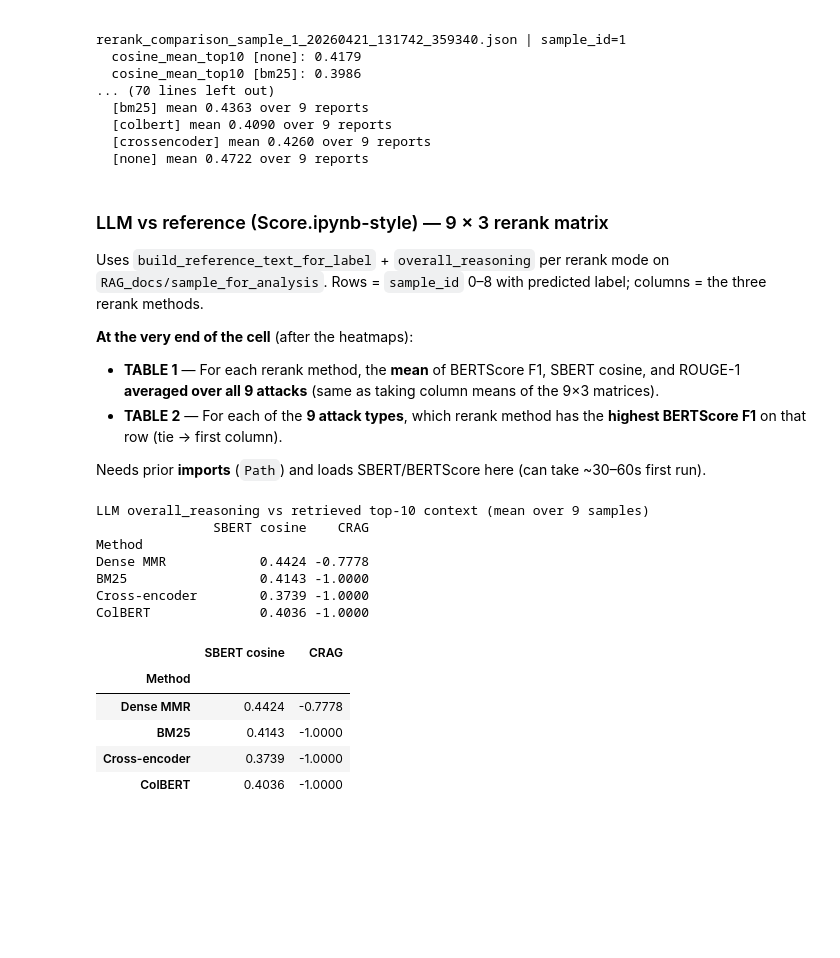
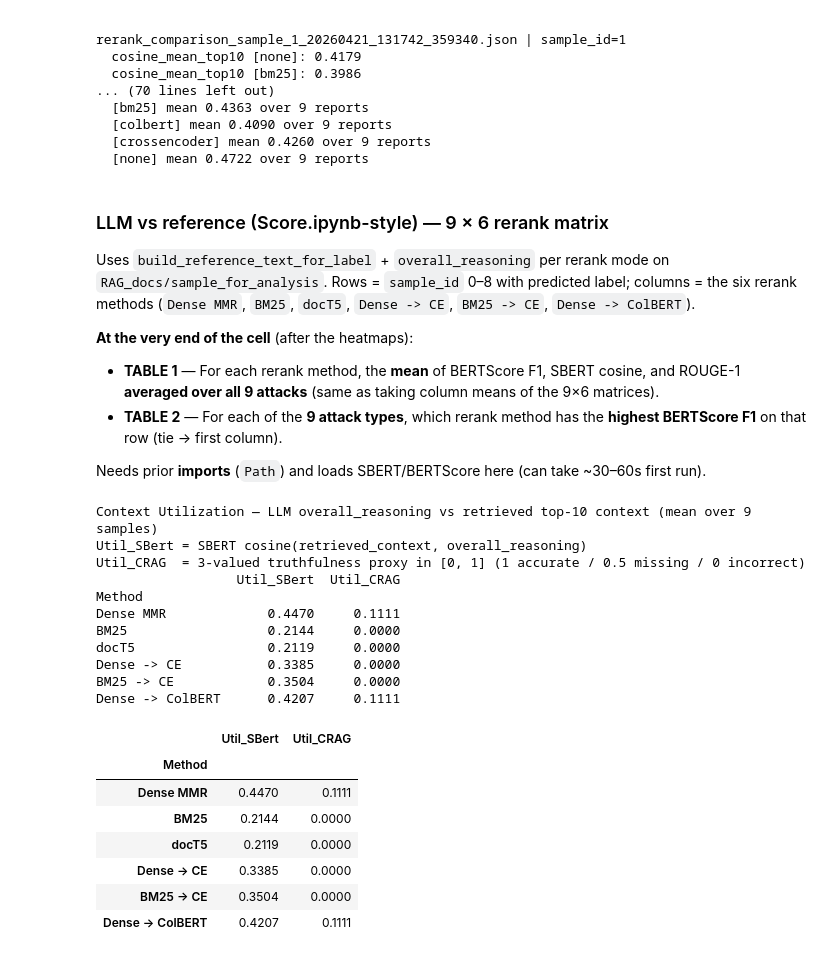
Before and after one commit to NasheetK/VFL-RAG, a Jupyter notebook: Plan.ipynb, the cells around one changed output. Saved outputs shown, nothing was run; the diff lists cells and outputs as text; code cells hidden in the pictures; blank space fills up the shorter version.

```diff
--- a/Plan.ipynb
+++ b/Plan.ipynb
@@ -1650,11 +2226,20 @@ from sklearn.metrics.pairwise import cosine_similarity
 TOP_K = 10
 _GRADE_REL_THRESHOLD = 0.25
 
-_MODE_ORDER = ("none", "bm25", "crossencoder", "colbert")
+_MODE_ORDER = (
+    "none",
+    "bm25",
+    "doct5query",
+    "crossencoder",
+    "bm25_crossencoder",
+    "colbert",
+)
 _MODE_PREFIX = {
     "none": "none",
     "bm25": "bm25",
+    "doct5query": "doct5query",
     "crossencoder": "crossencoder",
+    "bm25_crossencoder": "bm25_crossencoder",
     "colbert": "colbert",
 }
 
@@ -1988,13 +2573,13 @@ rerank_comparison_sample_1_20260421_131742_359340.json | sample_id=1
   [crossencoder] mean 0.4260 over 9 reports
   [none] mean 0.4722 over 9 reports
 # %% [markdown]
-### LLM vs reference (Score.ipynb-style) — 9 × 3 rerank matrix
+### LLM vs reference (Score.ipynb-style) — 9 × 6 rerank matrix
 
-Uses `build_reference_text_for_label` + `overall_reasoning` per rerank mode on `RAG_docs/sample_for_analysis`. Rows = `sample_id` 0–8 with predicted label; columns = the three rerank methods.
+Uses `build_reference_text_for_label` + `overall_reasoning` per rerank mode on `RAG_docs/sample_for_analysis`. Rows = `sample_id` 0–8 with predicted label; columns = the six rerank methods (`Dense MMR`, `BM25`, `docT5`, `Dense -> CE`, `BM25 -> CE`, `Dense -> ColBERT`).
 
 **At the very end of the cell** (after the heatmaps):
 
-- **TABLE 1** — For each rerank method, the **mean** of BERTScore F1, SBERT cosine, and ROUGE-1 **averaged over all 9 attacks** (same as taking column means of the 9×3 matrices).
+- **TABLE 1** — For each rerank method, the **mean** of BERTScore F1, SBERT cosine, and ROUGE-1 **averaged over all 9 attacks** (same as taking column means of the 9×6 matrices).
 - **TABLE 2** — For each of the **9 attack types**, which rerank method has the **highest BERTScore F1** on that row (tie → first column).
 
 Needs prior **imports** (`Path`) and loads SBERT/BERTScore here (can take ~30–60s first run).
@@ -2005,16 +2590,19 @@ Needs prior **imports** (`Path`) and loads SBERT/BERTScore here (can take ~30–
 # proxy). These are the same two metrics added to Score.ipynb as
 # utilization_sbert_cosine / utilization_crag_proxy — they quantify how much of
 # the retrieved evidence the LLM actually grounds its answer in.
-# CRAG proxy mirrors Score.ipynb: +1 accurate, 0 missing, -1 incorrect
-# (accurate if SBERT >= 0.55 or ROUGE-1 >= 0.12; otherwise -1 when an answer exists).
+# CRAG proxy mirrors Score.ipynb, rescaled to [0, 1]: 1 accurate, 0.5 missing,
+# 0 incorrect (accurate if SBERT >= 0.55 or ROUGE-1 >= 0.12; otherwise 0 when an
+# answer exists, 0.5 when no answer was generated).
 
 import pandas as pd
 
 _MODE_DISPLAY = {
     "none": "Dense MMR",
     "bm25": "BM25",
-    "crossencoder": "Cross-encoder",
-    "colbert": "ColBERT",
+    "doct5query": "docT5",
+    "crossencoder": "Dense -> CE",
+    "bm25_crossencoder": "BM25 -> CE",
+    "colbert": "Dense -> ColBERT",
 }
 _CRAG_SBERT_THRESHOLD = 0.55
 _CRAG_ROUGE1_THRESHOLD = 0.12
@@ -2028,10 +2616,10 @@ def _extract_overall_reasoning(plan: Any) -> str:
 
 def _crag_style_truthfulness(sbert: float, rouge1: float, has_answer: bool) -> float:
     if not has_answer:
-        return 0.0
+        return 0.5
     if sbert >= _CRAG_SBERT_THRESHOLD or rouge1 >= _CRAG_ROUGE1_THRESHOLD:
         return 1.0
-    return -1.0
+    return 0.0
 
 
 _reports_final = load_nine_rerank_reports(Path(RESULTS_DIR))
@@ -2055,43 +2643,49 @@ for _sid, _path in _reports_final:
         _crag = _crag_style_truthfulness(_sb, _r1, has_answer=True)
         _per_mode_sbert[_mk].append(_sb)
         _per_mode_crag[_mk].append(_crag)
 
 _rows_out = []
 for _mk in _MODE_ORDER:
     _sb_list = _per_mode_sbert[_mk]
     _crag_list = _per_mode_crag[_mk]
     _rows_out.append(
         {
             "Method": _MODE_DISPLAY[_mk],
             "Util_SBert": round(sum(_sb_list) / len(_sb_list), 4) if _sb_list else float("nan"),
             "Util_CRAG": round(sum(_crag_list) / len(_crag_list), 4) if _crag_list else float("nan"),
         }
     )
 
 df_reasoning_vs_context = pd.DataFrame(_rows_out).set_index("Method")
 
 print("Context Utilization — LLM overall_reasoning vs retrieved top-10 context (mean over 9 samples)")
 print("Util_SBert = SBERT cosine(retrieved_context, overall_reasoning)")
-print("Util_CRAG  = 3-valued truthfulness proxy (+1 accurate / 0 missing / -1 incorrect)")
+print("Util_CRAG  = 3-valued truthfulness proxy in [0, 1] (1 accurate / 0.5 missing / 0 incorrect)")
 print(df_reasoning_vs_context.to_string())
 
 try:
     from IPython.display import display
 
     display(df_reasoning_vs_context)
 except Exception:
     pass
 # %% [output]
-LLM overall_reasoning vs retrieved top-10 context (mean over 9 samples)
-               SBERT cosine    CRAG
+Context Utilization — LLM overall_reasoning vs retrieved top-10 context (mean over 9 samples)
+Util_SBert = SBERT cosine(retrieved_context, overall_reasoning)
+Util_CRAG  = 3-valued truthfulness proxy in [0, 1] (1 accurate / 0.5 missing / 0 incorrect)
+                  Util_SBert  Util_CRAG
 Method
-Dense MMR            0.4424 -0.7778
-BM25                 0.4143 -1.0000
-Cross-encoder        0.3739 -1.0000
-ColBERT              0.4036 -1.0000
+Dense MMR             0.4470     0.1111
+BM25                  0.2144     0.0000
+docT5                 0.2119     0.0000
+Dense -> CE           0.3385     0.0000
+BM25 -> CE            0.3504     0.0000
+Dense -> ColBERT      0.4207     0.1111
-|  | SBERT cosine | CRAG |
+|  | Util_SBert | Util_CRAG |
 | Method |  |  |
-| Dense MMR | 0.4424 | -0.7778 |
-| BM25 | 0.4143 | -1.0000 |
-| Cross-encoder | 0.3739 | -1.0000 |
-| ColBERT | 0.4036 | -1.0000 |
+| Dense MMR | 0.4470 | 0.1111 |
+| BM25 | 0.2144 | 0.0000 |
+| docT5 | 0.2119 | 0.0000 |
+| Dense -> CE | 0.3385 | 0.0000 |
+| BM25 -> CE | 0.3504 | 0.0000 |
+| Dense -> ColBERT | 0.4207 | 0.1111 |
```
Also changed, not shown: parts of 10 cells of this notebook, 33 other files.
